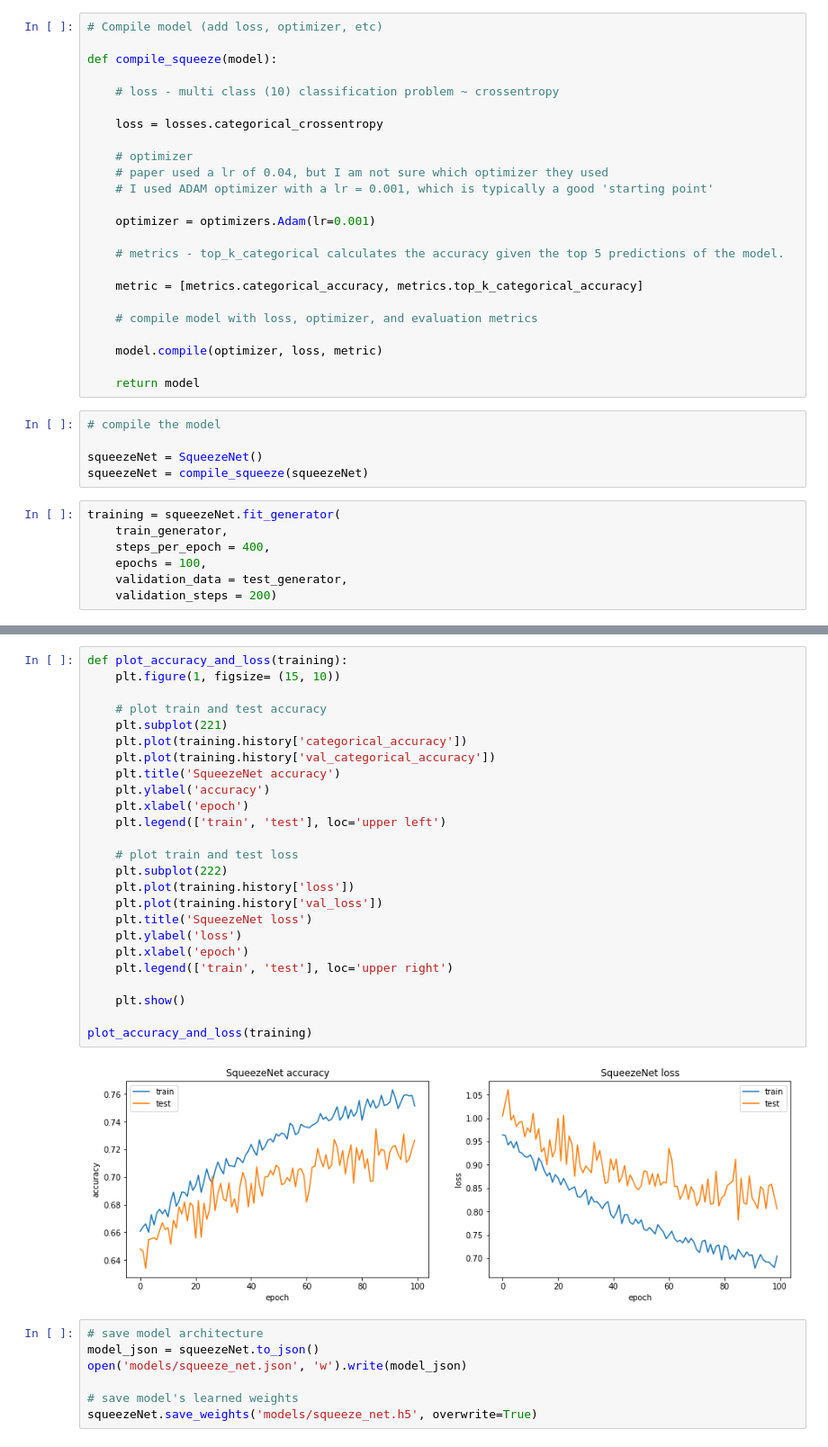
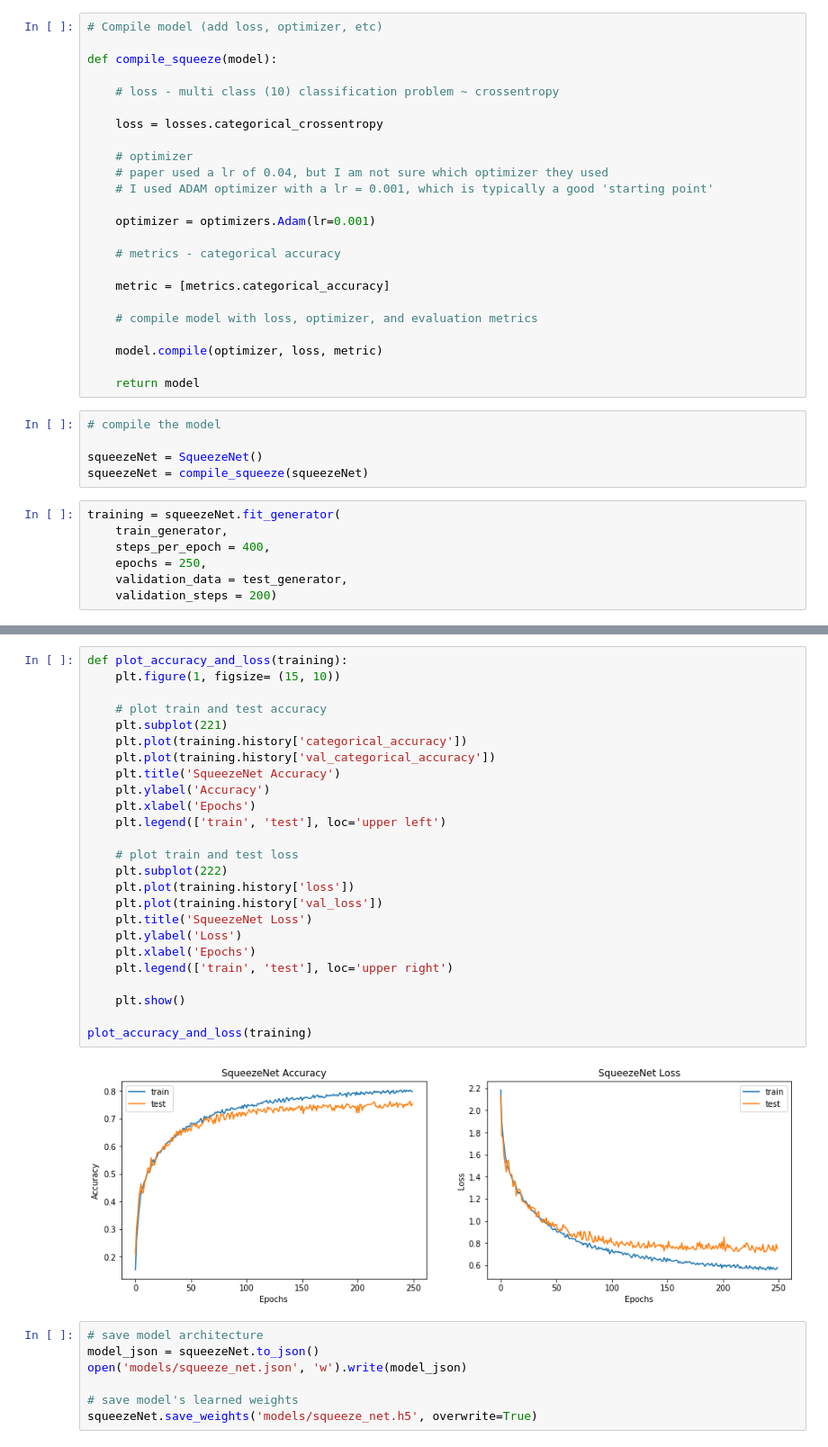
Before and after one commit to yan12125/SqueezeNet_vs_CIFAR10, a Jupyter notebook: deploy_squeezenet.ipynb, the cells around one changed output, grey strips where cells are left out. Shown: that part at 90% size. Saved outputs shown, nothing was run; the diff lists cells and outputs as text.

Commit message:
uploaded new weights and notebook with 250 epochs

```diff
--- a/deploy_squeezenet.ipynb
+++ b/deploy_squeezenet.ipynb
@@ -96,9 +67,9 @@ def compile_squeeze(model):
 
     optimizer = optimizers.Adam(lr=0.001)
 
-    # metrics - top_k_categorical calculates the accuracy given the top 5 predictions of the model.
+    # metrics - categorical accuracy
 
-    metric = [metrics.categorical_accuracy, metrics.top_k_categorical_accuracy]
+    metric = [metrics.categorical_accuracy]
 
     # compile model with loss, optimizer, and evaluation metrics
 
@@ -114,7 +85,7 @@ squeezeNet = compile_squeeze(squeezeNet)
 training = squeezeNet.fit_generator(
     train_generator,
     steps_per_epoch = 400,
-    epochs = 100,
+    epochs = 250,
     validation_data = test_generator,
     validation_steps = 200)
 # %% [output]
@@ -122,30 +109,30 @@ Epoch 1/100
 # %%
 def plot_accuracy_and_loss(training):
     plt.figure(1, figsize= (15, 10))
 
     # plot train and test accuracy
     plt.subplot(221)
     plt.plot(training.history['categorical_accuracy'])
     plt.plot(training.history['val_categorical_accuracy'])
-    plt.title('SqueezeNet accuracy')
-    plt.ylabel('accuracy')
-    plt.xlabel('epoch')
+    plt.title('SqueezeNet Accuracy')
+    plt.ylabel('Accuracy')
+    plt.xlabel('Epochs')
     plt.legend(['train', 'test'], loc='upper left')
 
     # plot train and test loss
     plt.subplot(222)
     plt.plot(training.history['loss'])
     plt.plot(training.history['val_loss'])
-    plt.title('SqueezeNet loss')
-    plt.ylabel('loss')
-    plt.xlabel('epoch')
+    plt.title('SqueezeNet Loss')
+    plt.ylabel('Loss')
+    plt.xlabel('Epochs')
     plt.legend(['train', 'test'], loc='upper right')
 
     plt.show()
 
 plot_accuracy_and_loss(training)
 # %% [output]
-[figure, old version]
+[figure, new version]
 # %%
 # save model architecture
 model_json = squeezeNet.to_json()
```
Also changed, not shown: parts of 3 cells of this notebook, 2 other files.
